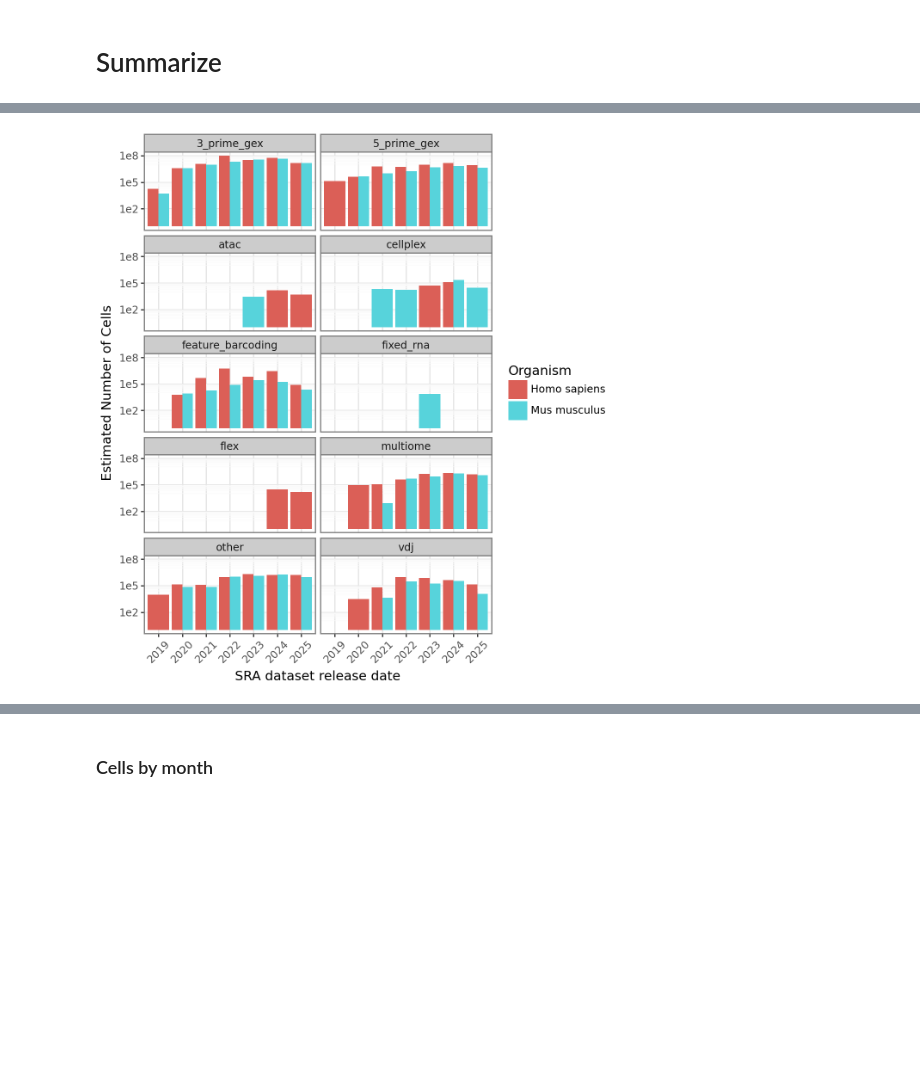
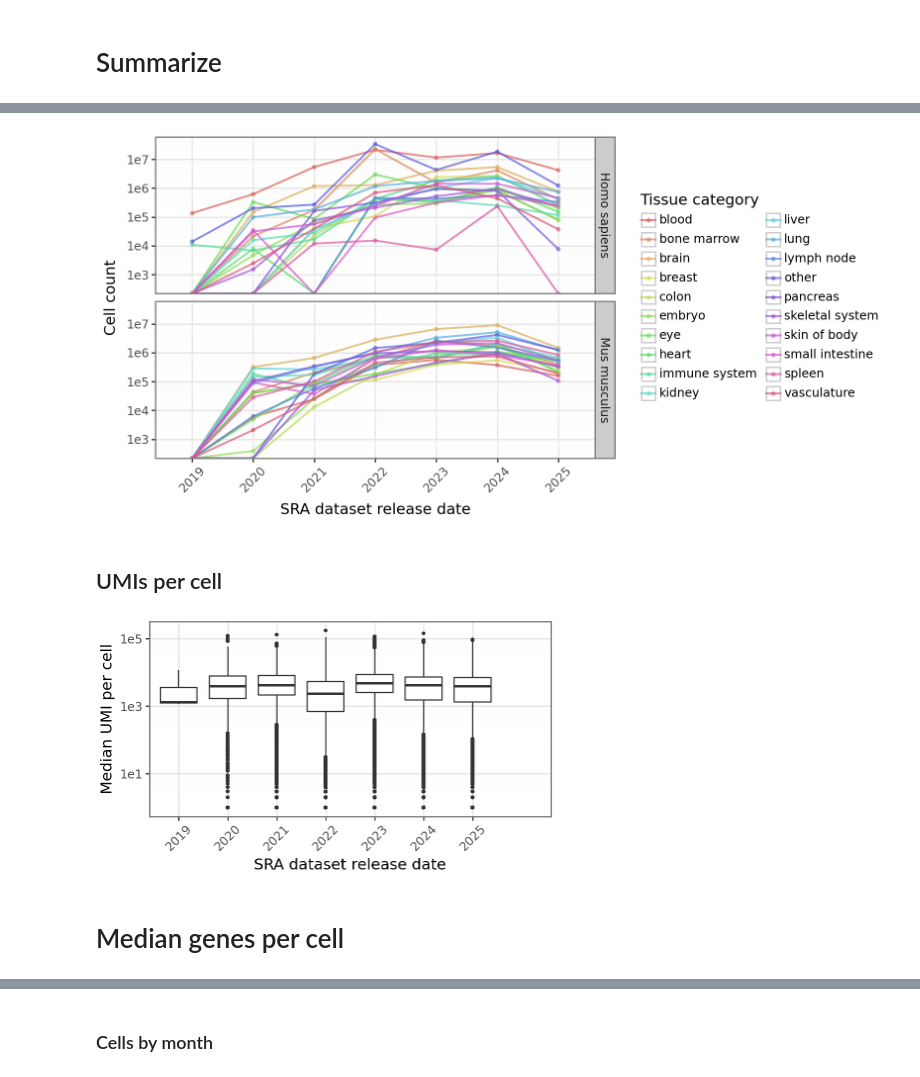
Before and after one commit to ArcInstitute/scBaseCount_analysis, a Jupyter notebook: notebooks/sra_cells-by-time.ipynb, the cells around one changed output, grey strips where cells are left out. Cells and saved outputs as stored; diff of their text form; code cells hidden in the pictures; blank space fills up the shorter version.

Commit message:
updated cell count comparison between CxG and scBaseCount; Added SRA-by-time analysis

```diff
--- a/notebooks/sra_cells-by-time.ipynb
+++ b/notebooks/sra_cells-by-time.ipynb
@@ -107,6 +151,9 @@ def get_screcounter_star_results(
             star_table.sample.as_('srx_accession'),
             star_table.feature,
             star_table.estimated_number_of_cells,
+            star_table.median_reads_per_cell,
+            star_table.median_umi_per_cell,
+            star_table.median_feature_per_cell,
             meta_table.lib_prep,
             meta_table.tech_10x,
             meta_table.organism,
@@ -159,5 +206,8 @@ df_cells["release_date"] = pd.to_datetime(df_cells["release_date"])
 df_cells["release_date_month"] = pd.to_datetime(df_cells["release_date"]).dt.to_period('M')
 ## bin release date by year
 df_cells["release_date_year"] = pd.to_datetime(df_cells["release_date"]).dt.to_period('Y')
+## if tech_10x == "not_applicable", set to "other"
+df_cells["tech_10x"] = df_cells["tech_10x"].apply(lambda x: "other" if x == "not_applicable" else x)
+# show
 df_cells
 # %% [output]
@@ -195,0 +409,26 @@ np.int64(453560428)
+# %%
+# plot the number of cells over time
+p = (
+    pn.ggplot(
+        df_cells_tissue_sum,
+        pn.aes(x="release_date_year", y="estimated_number_of_cells", color="category")
+    ) +
+    pn.geom_point(alpha=0.5, size=0.9) +
+    pn.geom_line(pn.aes(group="category"), alpha=0.7, size=0.8) +
+    pn.scale_y_log10() +
+    pn.facet_grid("organism ~ .") +
+    pn.labs(
+        x = "SRA dataset release date",
+        y = "Cell count",
+        color = "Tissue category",
+    ) +
+    pn.theme_bw() +
+    pn.theme(
+        figure_size=(8, 4),
+        axis_text_x=pn.element_text(angle=45, hjust=0.95),
+        legend_key_size=12,  # Reduce legend key size (default is around 20)
+    )
+)
+p
+# %% [output]
+[figure, added]
@@ -196,24 +439,25 @@ np.int64(453560428)
+# %% [markdown]
+## UMIs per cell
 # %%
 # plot the number of cells over time
 p = (
     pn.ggplot(
-        df_cells_sum,
-        pn.aes(x="release_date_year", y="estimated_number_of_cells", fill="organism")
+        df_cells,
+        pn.aes(x="release_date_year", y="median_umi_per_cell")
     ) +
-    pn.geom_col(position=pn.position_dodge(width=0.9)) +
+    pn.geom_boxplot(outlier_size=0.5) +
     pn.scale_y_log10() +
-    pn.facet_wrap("~tech_10x", ncol=2) +
     pn.labs(
         x = "SRA dataset release date",
-        y = "Estimated Number of Cells",
-        fill = "Organism",
+        y = "Median UMI per cell",
     ) +
     pn.theme_bw() +
     pn.theme(
-        figure_size=(6, 6.5),
+        figure_size=(4.6, 2.6),
         axis_text_x=pn.element_text(angle=45, hjust=0.95),
+        legend_key_size=12,  # Reduce legend key size (default is around 20)
     )
 )
 p
 # %% [output]
-[figure, old version]
+[figure, new version]
@@ -219,0 +468,2 @@ p
+# %% [markdown]
+# Median genes per cell
```
Also changed, not shown: parts of 32 cells of this notebook, 2 other files.
